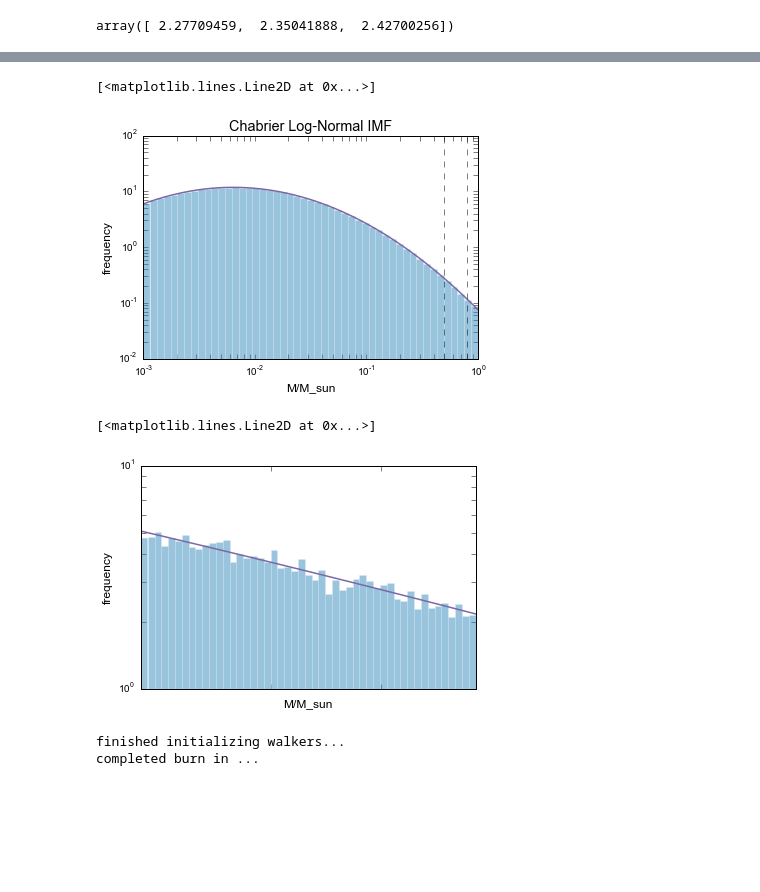
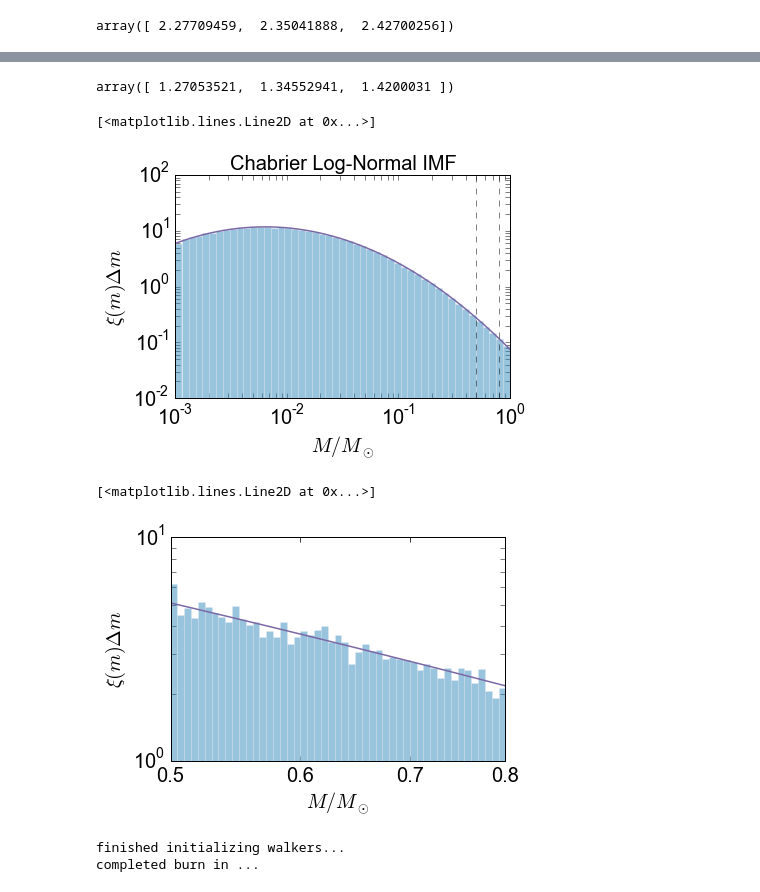
Before and after one commit to kareemelbadry/astr_250, a Jupyter notebook: hw2/Astr_250_HW2.ipynb, the cells around one changed output, grey strips where cells are left out. Saved outputs shown, nothing was run; the diff lists cells and outputs as text; code cells hidden in the pictures; blank space fills up the shorter version.

```diff
--- a/hw2/Astr_250_HW2.ipynb
+++ b/hw2/Astr_250_HW2.ipynb
@@ -10,9 +18,7 @@ In this case, we have
 # %%
-# problem 2a
-
 def inv_cumulative_IMF(M, alpha = 2.35, m_min = 3, m_max = 15):
     '''
-    helper function.
+    helper function. Just the analytic integral.
     '''
     inside = M*(m_max**(1 - alpha) - m_min**(1 - alpha)) + m_min**(1 - alpha)
     return inside**(1/(1 - alpha))
@@ -27,7 +33,9 @@ def draw_from_IMF(N, alpha = 2.35, m_min = 3, m_max = 15):
     return IMF
 
 def analytic_IMF(M, alpha = 2.35, m_min = 3, m_max = 15):
-    '''returns the IMF normalized so that it will contain N stars'''
+    '''
+    returns the (normalized) IMF, which we can compare to a histogram of masses.
+    '''
     c = (1/(1 - alpha) * (m_max**(1 - alpha) - m_min**(1 - alpha)))**(-1)
     return c * M**(-alpha)
 
@@ -43,7 +51,9 @@ ax.set_yscale('log', nonposy='clip')
 ax.set_xscale('log')
 
 ax.plot(xx, analytic_IMF(xx, alpha = 2.35, m_min=3, m_max = 15))
-ax.set_xlabel('M/M_sun')
-ax.set_ylabel('frequency')
-ax.set_title('Power law IMF')
+ax.set_xlabel(r'$M/M_{\odot}$', fontsize = 20)
+ax.set_ylabel(r'$\xi(m)\Delta m$', fontsize = 20)
+ax.set_title('Power law IMF', fontsize = 20)
+ax.xaxis.set_tick_params(labelsize = 20)
+ax.yaxis.set_tick_params(labelsize = 20)
 # %% [output]
@@ -86,7 +95,7 @@ def ln_likelihood(theta, m_i):
     I'm assuming here that theta =  [m_max, alpha] and we know m_min
     here m_i are masses
     '''
-    m_min = 0.5 # change this as necessary
+    m_min = 3 # change this as necessary. 3 for problem 2, 15 later on.
     m_max, alpha = theta
 
     N_tot = 1/(1 - alpha) * (m_max**(1 - alpha) - m_min**(1 - alpha))
@@ -208,3 +367,9 @@ ax.set_xlim(1.3, -0.6)
+# %%
+np.percentile(sampler.flatchain[:, 0], [15.9, 50, 84.1])
+
+# yep, this seems pretty consistent with Salpeter's results.
+# %% [output]
+array([ 1.27053521,  1.34552941,  1.4200031 ])
 # %%
 from scipy.special import erf, erfinv
 def inverse_chabrier_cumulative(x, mu = 0.08, sigma = 0.69, m_min = 0.5, m_max = 0.8):
@@ -251,10 +416,14 @@ ax.grid(False)
 ax.set_yscale('log', nonposy='clip')
 ax.set_xscale('log')
 
-ax.set_xlabel('M/M_sun')
-ax.set_ylabel('frequency')
-ax.set_title('Chabrier Log-Normal IMF')
 ax.plot(xx, analytic_chabrier(xx, m_min = this_min, m_max = this_max))
+
+ax.set_xlabel(r'$M/M_{\odot}$', fontsize = 20)
+ax.set_ylabel(r'$\xi(m)\Delta m$', fontsize = 20)
+ax.set_title('Chabrier Log-Normal IMF', fontsize = 20)
+ax.xaxis.set_tick_params(labelsize = 20)
+ax.yaxis.set_tick_params(labelsize = 20)
+
 
 # put some dotted lines to show region we'll sample from
 ax.plot([0.5, 0.5], [1e-2, 1e2], 'k--', lw = 0.5)
@@ -264,27 +433,33 @@ ax.plot([0.8, 0.8], [1e-2, 1e2], 'k--', lw = 0.5)
 # this isn't significantly different from a power-law.
 # %% [output]
 [<matplotlib.lines.Line2D at 0x...>]
-[figure, old version]
+[figure, new version]
 # %%
 # let's draw some masses from this only in the range 0.5 < M < 0.8 and the
 # fit a power-law IMF
 
 chab_masses = draw_masses_from_chabrier(N = 10000, m_min = 0.5, m_max = 0.8)
 f = plt.figure(figsize = (6, 4))
 ax = f.add_subplot(111)
 xx = np.logspace(np.log10(0.5), np.log10(0.8))
 ax.hist(chab_masses, bins = xx, normed = True, alpha = 0.5)
 ax.set_xlim(0.5, 0.8)
 ax.grid(False)
 ax.set_yscale('log', nonposy='clip')
 ax.set_xscale('log')
 
-ax.set_xlabel('M/M_sun')
-ax.set_ylabel('frequency')
+ax.set_xlabel(r'$M/M_{\odot}$', fontsize = 20)
+ax.set_ylabel(r'$\xi(m)\Delta m$', fontsize = 20)
+ax.xaxis.set_tick_params(labelsize = 20)
+ax.yaxis.set_tick_params(labelsize = 20)
+
+ax.set_xticks([0.5, 0.6, 0.7, 0.8])
+ax.set_xticklabels([0.5, 0.6, 0.7, 0.8])
+
 ax.plot(xx, analytic_chabrier(xx, m_min = 0.5, m_max = 0.8))
 # %% [output]
 [<matplotlib.lines.Line2D at 0x...>]
-[figure, old version]
+[figure, new version]
 # %%
 # theta = [m_max, alpha]
 sampler = run_mcmc_known_m_min(p0 = [0.9, 2], theta_bounds = [[np.max(chab_masses), 1], [1.5, 2.5]],
```
Also changed, not shown: parts of 12 cells of this notebook.
